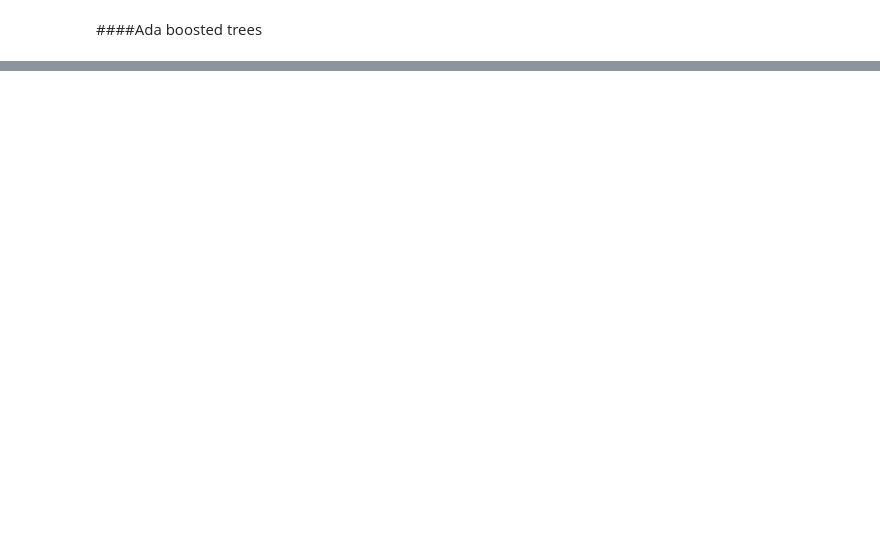
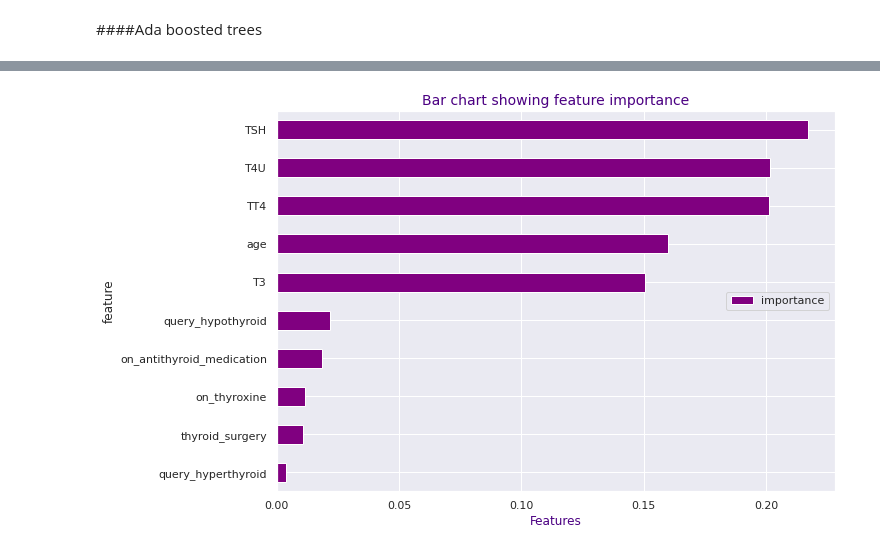
Before and after one commit to Ruthmwaura/module_2_week_3_ip, a Jupyter notebook: Hypothyroidism(Nairobi_Hospital).ipynb, the cells around one changed output, grey strips where cells are left out. Saved outputs shown, nothing was run; the diff lists cells and outputs as text; code cells hidden in the pictures; blank space fills up the shorter version.

```diff
--- a/Hypothyroidism(Nairobi_Hospital).ipynb
+++ b/Hypothyroidism(Nairobi_Hospital).ipynb
@@ -688,0 +856,4 @@ F1_score, average = weighted: 0.9372780458865001
+# %%
+#checking features importance
+impo_df = pd.DataFrame({'feature': X.columns, 'importance': ada_boost.feature_importances_}).set_index('feature').sort_values(by = 'importance', ascending = False)
+impo_df
@@ -688,0 +875,10 @@ F1_score, average = weighted: 0.9372780458865001
+# %%
+#visualizing the importance
+impo_df = impo_df[:10].sort_values(by = 'importance', ascending = True)
+impo_df.plot(kind = 'barh', figsize = (10, 7), color = 'purple')
+plt.legend(loc = 'center right')
+plt.title('Bar chart showing feature importance', color = 'indigo', fontsize = 14)
+plt.xlabel('Features', fontsize = 12, color = 'indigo')
+plt.show()
+# %% [output]
+[figure, added]
```
Also changed, not shown: parts of 47 cells of this notebook.
